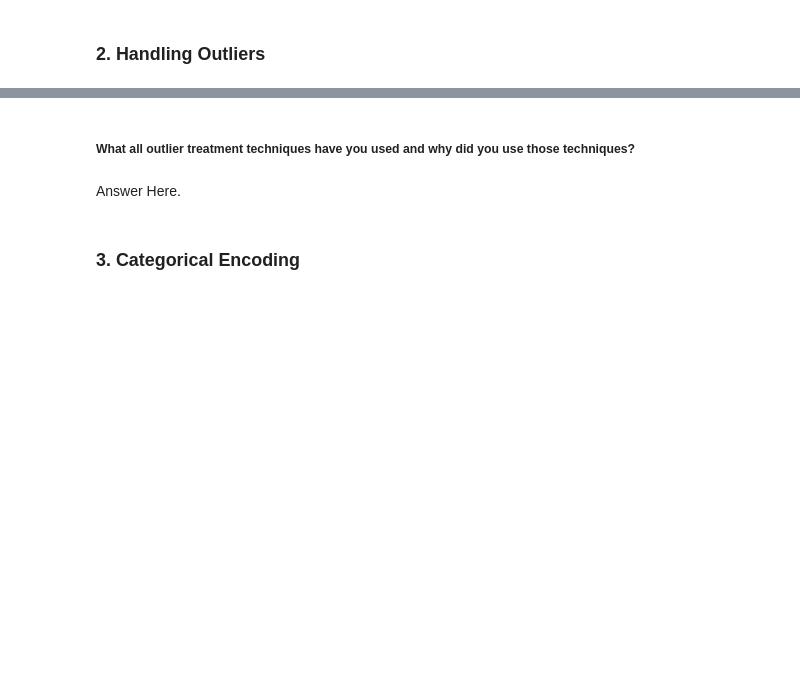
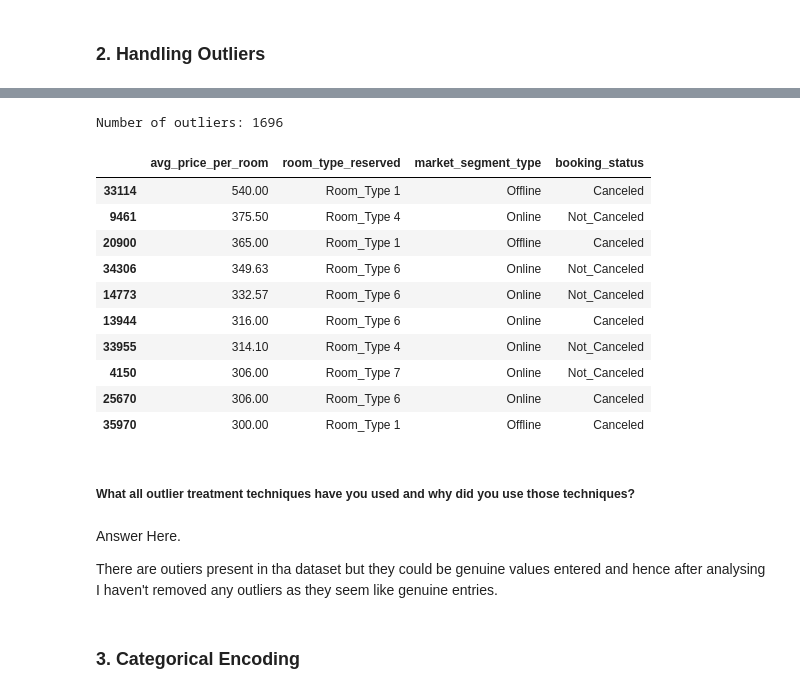
Before and after one commit to kushtagra7/hotel_reservation_classification, a Jupyter notebook: hotel_reservation_classification.ipynb, the cells around one changed output, grey strips where cells are left out. Saved outputs shown, nothing was run; the diff lists cells and outputs as text; code cells hidden in the pictures; blank space fills up the shorter version.

```diff
--- a/hotel_reservation_classification.ipynb
+++ b/hotel_reservation_classification.ipynb
@@ -868,7 +969,46 @@ Answer Here.
+# %%
+#Selling Price
+Q1 = clean_df['avg_price_per_room'].quantile(0.25)
+Q3 = clean_df['avg_price_per_room'].quantile(0.75)
+
+IQR = Q3 - Q1
+
+lower = Q1 - 1.5 * IQR
+upper = Q3 + 1.5 * IQR
+
+outliers = clean_df[
+    (clean_df['avg_price_per_room'] < lower) |
+    (clean_df['avg_price_per_room'] > upper)
+]
+
+print("Number of outliers:", len(outliers))
+# %% [output]
+Number of outliers: 1696
+# %%
+df.sort_values('avg_price_per_room', ascending=False)[
+    ['avg_price_per_room',
+     'room_type_reserved',
+     'market_segment_type',
+     'booking_status']
+].head(10)
+# %% [output]
+|  | avg_price_per_room | room_type_reserved | market_segment_type | booking_status |
+| 33114 | 540.00 | Room_Type 1 | Offline | Canceled |
+| 9461 | 375.50 | Room_Type 4 | Online | Not_Canceled |
+| 20900 | 365.00 | Room_Type 1 | Offline | Canceled |
+| 34306 | 349.63 | Room_Type 6 | Online | Not_Canceled |
+| 14773 | 332.57 | Room_Type 6 | Online | Not_Canceled |
+| 13944 | 316.00 | Room_Type 6 | Online | Canceled |
+| 33955 | 314.10 | Room_Type 4 | Online | Not_Canceled |
+| 4150 | 306.00 | Room_Type 7 | Online | Not_Canceled |
+| 25670 | 306.00 | Room_Type 6 | Online | Canceled |
+| 35970 | 300.00 | Room_Type 1 | Offline | Canceled |
 # %% [markdown]
 ##### What all outlier treatment techniques have you used and why did you use those techniques?
-# %% [markdown]
-Answer Here.
+# %% [markdown]
+Answer Here.
+
+There are outiers present in tha dataset but they could be genuine values entered and hence after analysing I haven't removed any outliers as they seem like genuine entries.
 # %% [markdown]
 ### 3. Categorical Encoding
 # %%
```
Also changed, not shown: parts of 27 cells of this notebook.
